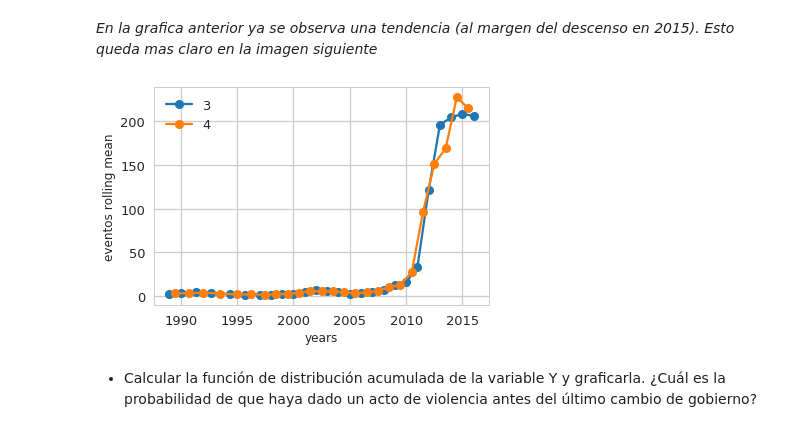
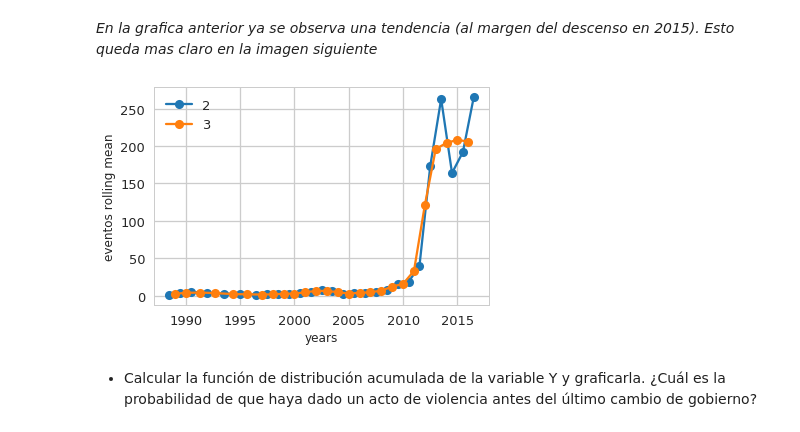
Before and after one commit to felixlapalma/diplodatos-ayv, a Jupyter notebook: ayv_2018/Tarea integradora - parte 1.ipynb, the cells around one changed output. Drawn from its saved outputs; the diff is of its cells as text; code cells hidden in the pictures.

```diff
--- a/ayv_2018/Tarea integradora - parte 1.ipynb
+++ b/ayv_2018/Tarea integradora - parte 1.ipynb
@@ -77,16 +77,16 @@ IMPORTANTE: ¿Qué hacemos con los datos faltantes?
 ### Sol Ejercicio 1a
 # %%
 # Tenemos que contar para cada año la cantidad de eventos. Aprovechamos el ejemplo
-yc=dataset.year.value_counts();
+s_yc=dataset.year.value_counts(); #dropna=True por default
 # Probemos un grafico simple usando matplotlib
 plt.figure(figsize=(10,10))
-plt.bar(yc.index,yc.values)
+plt.bar(s_yc.index,s_yc.values)
 plt.xlabel('year');plt.ylabel('eventos')
 plt.show()
 # Veamos que tipo de dato es yc y lo ploteamos usando seaborn
-print(type(yc))
+print(type(s_yc))
 # Es un tipo Series de pandas, seaborn entiende dataframes y series pero seguimos el ejemplo.
-ax = seaborn.barplot(data=yc.to_frame().reset_index(),
+ax = seaborn.barplot(data=s_yc.to_frame().reset_index(),
     x='index', y='year', color='#2ecc71')
 ax.set_xticklabels(ax.get_xticklabels(), rotation=90, ha="right")
 ax.set_xlabel('year');ax.set_ylabel('eventos')
@@ -149,11 +149,11 @@ La cantidad de casos de violencia parecen haberse incrementado en los ultimos a
 Esto lo podemos observar tambien en el grafico siguiente:*
 # %%
 # yc contenia los valores de cuentas y años
-yc_ordered=yc.to_frame().reset_index().sort_values(['index'])
-yc_ordered.columns=['year','eventos']
-yc_ordered.reset_index(inplace=True,drop=True)
+pd_y_ordered=s_yc.to_frame().reset_index().sort_values(['index'])
+pd_y_ordered.columns=['year','eventos']
+pd_y_ordered.reset_index(inplace=True,drop=True)
 plt.figure
-plt.plot(yc_ordered.year.values[:],yc_ordered.eventos.values[:]-yc_ordered.eventos.values[0],'-o')
+plt.plot(pd_y_ordered.year.values[:],pd_y_ordered.eventos.values[:]-pd_y_ordered.eventos.values[0],'-o')
 plt.xlabel('years'); plt.ylabel('eventos(year) - eventos(1988)',fontsize=12)
 plt.show()
 # En la grafica utilizamos como linea base el primer año 1988, respecto a esto podemos ver que la cantidad de eventos
@@ -173,16 +173,16 @@ plt.show()
 # %%
 # Una forma alternativa de observar el incremento es utilizar un moving average
 plt.figure
-xrng=range(3,5)
+xrng=range(2,4)
 for x in xrng:
-    plt.plot(yc_ordered.rolling(x).mean().year,yc_ordered.rolling(x).mean().eventos,'-o')
+    plt.plot(pd_y_ordered.rolling(x).mean().year,pd_y_ordered.rolling(x).mean().eventos,'-o')
 plt.legend(xrng)
 plt.xlabel('years',fontsize=12); plt.ylabel('eventos rolling mean',fontsize=12)
 plt.show()
-yc_ordered.columns=['year','eventos']
+pd_y_ordered.columns=['year','eventos']
 # Figura en la cual se ve (con una estructura similar a las anteriores) un notorio incremento.
 # %% [output]
-[figure, old version]
+[figure, new version]
 # %% [markdown]
 * Calcular la función de distribución acumulada de la variable Y y graficarla. ¿Cuál es la probabilidad de que haya dado un acto de violencia antes del último cambio de gobierno?
 # %%
```
Also changed, not shown: parts of 27 cells of this notebook.
